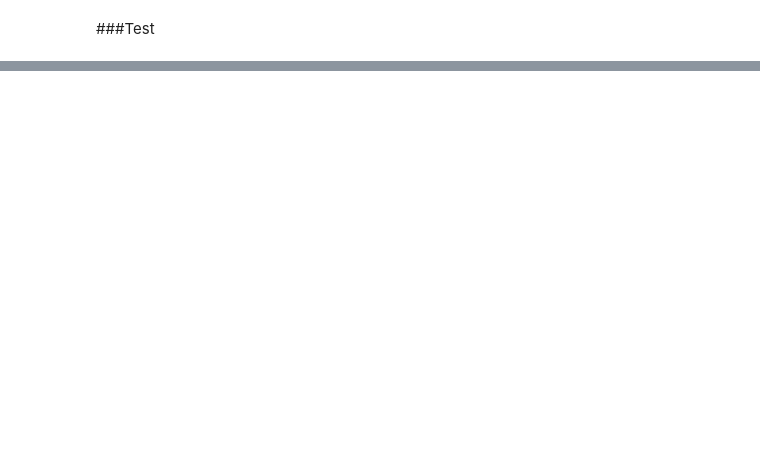
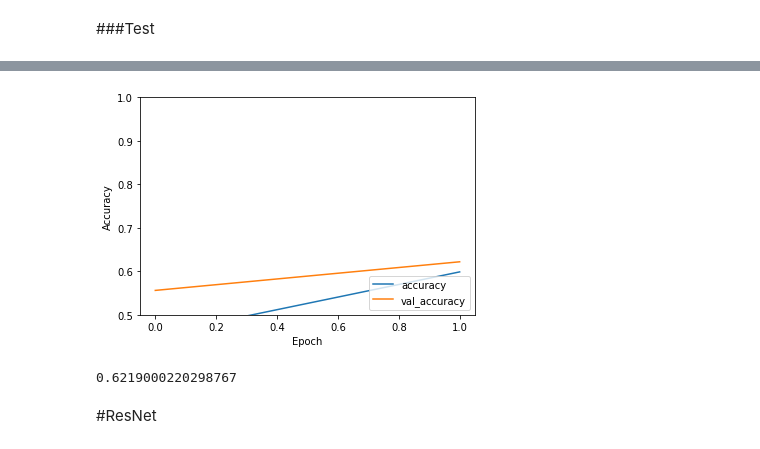
Before and after one commit to tanpharamut/AIprototype2022, a Jupyter notebook: Tensorflow_(network).ipynb, the cells around one changed output, grey strips where cells are left out. Saved outputs shown, nothing was run; the diff lists cells and outputs as text; code cells hidden in the pictures; blank space fills up the shorter version.

```diff
--- a/Tensorflow_(network).ipynb
+++ b/Tensorflow_(network).ipynb
@@ -306,0 +313,12 @@ print(test_acc)
+# %%
+input_image = keras.Input(shape=(32, 32, 3), name="img")
+model = layers.Conv2D(32, (3,3), activation='relu', name="conv1")(input_image)
+model = layers.MaxPooling2D((2, 2), name="maxp1")(model)
+model = layers.Conv2D(64, (3,3), activation='relu', name="conv2")(model)
+model = layers.MaxPooling2D((2, 2), name="maxp2")(model)
+model = layers.Conv2D(64, (3,3), activation='relu', name="conv3")(model)
+model = layers.Flatten()(model)
+model = layers.Dense(64, activation='relu')(model)
+Output = layers.Dense(10)(model)
+# %%
+my_model = keras.Model(input_image, Output, name="mymodel")
@@ -306,0 +349,7 @@ print(test_acc)
+# %%
+my_model.compile(optimizer='adam',
+              loss=tf.keras.losses.SparseCategoricalCrossentropy(from_logits=True),
+              metrics=['accuracy'])
+# %%
+history = my_model.fit(train_images, train_labels, epochs=2,
+                    validation_data=(test_images, test_labels))
@@ -306,0 +361,10 @@ print(test_acc)
+# %%
+plt.plot(history.history['accuracy'], label='accuracy')
+plt.plot(history.history['val_accuracy'], label = 'val_accuracy')
+plt.xlabel('Epoch')
+plt.ylabel('Accuracy')
+plt.ylim([0.5, 1])
+plt.legend(loc='lower right')
+
+test_loss, test_acc = my_model.evaluate(test_images,  test_labels, verbose=2)
+# %% [output]
@@ -306,0 +372,5 @@ print(test_acc)
+[figure, added]
+# %%
+print(test_acc)
+# %% [output]
+0.6219000220298767
@@ -306,0 +388,2 @@ print(test_acc)
+# %% [markdown]
+#ResNet
```
Also changed, not shown: parts of 29 cells of this notebook.
